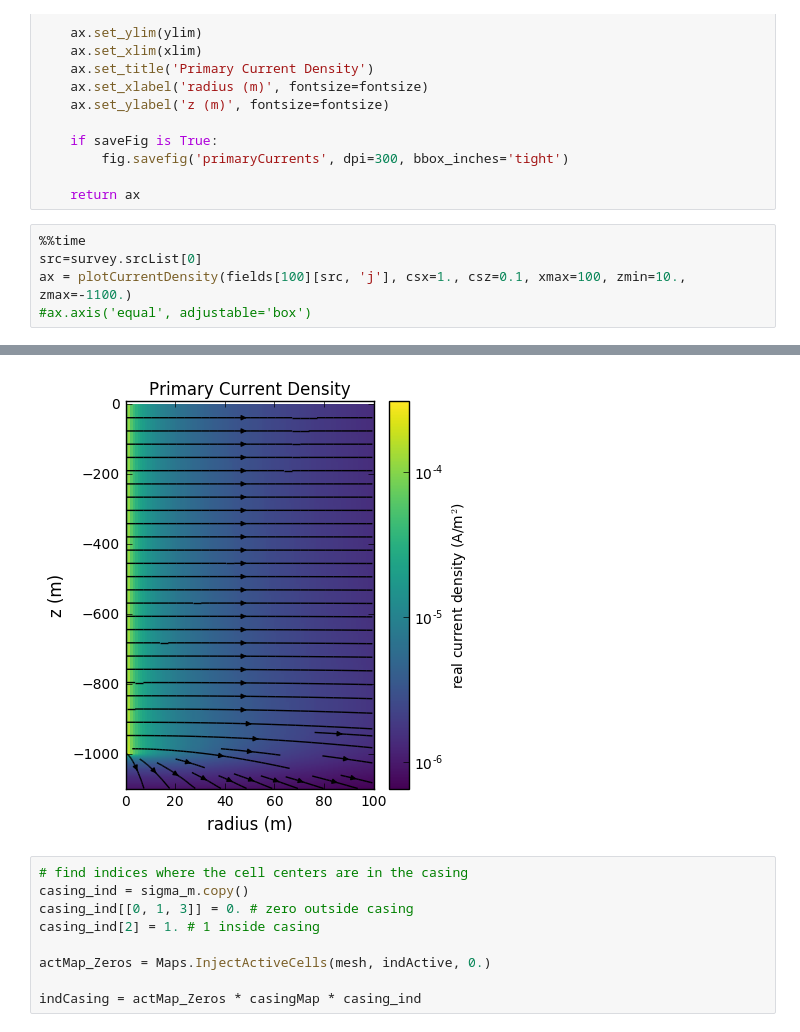
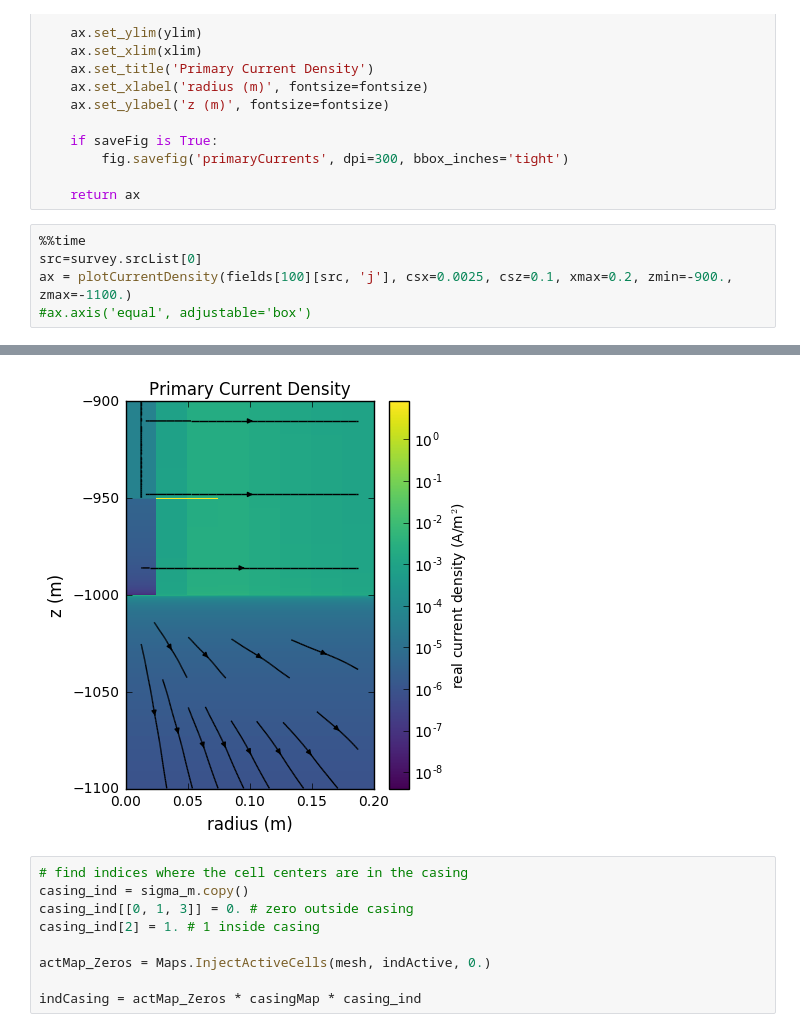
Before and after one commit to simpeg-research/casingSimulations, a Jupyter notebook: Magnetic Permeability Impacts.ipynb, the cells around one changed output, grey strips where cells are left out. Cells and saved outputs as stored; diff of their text form.

```diff
--- a/Magnetic Permeability Impacts.ipynb
+++ b/Magnetic Permeability Impacts.ipynb
@@ -333,6 +333,6 @@ def plotCurrentDensity(
 # %%
 %%time
 src=survey.srcList[0]
-ax = plotCurrentDensity(fields[100][src, 'j'], csx=1., csz=0.1, xmax=100, zmin=10., zmax=-1100.)
+ax = plotCurrentDensity(fields[100][src, 'j'], csx=0.0025, csz=0.1, xmax=0.2, zmin=-900., zmax=-1100.)
 #ax.axis('equal', adjustable='box')
 # %% [output]
@@ -342,4 +342,4 @@ Wall time: 5min 27s
-[figure, old version]
+[figure, new version]
 # %%
 # find indices where the cell centers are in the casing
 casing_ind = sigma_m.copy()
```
Also changed, not shown: parts of 8 cells of this notebook.
